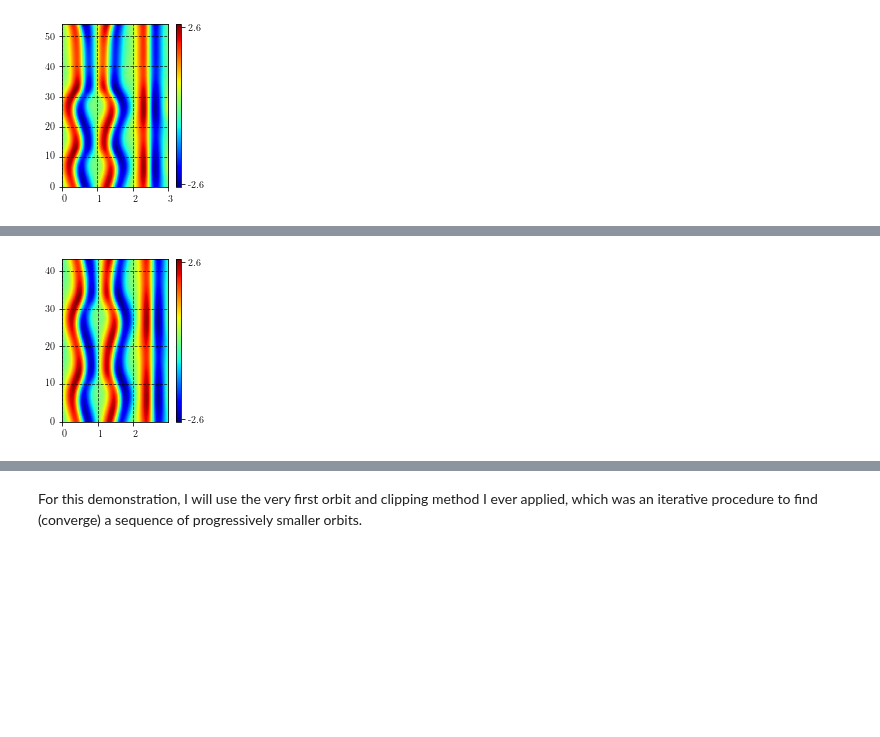
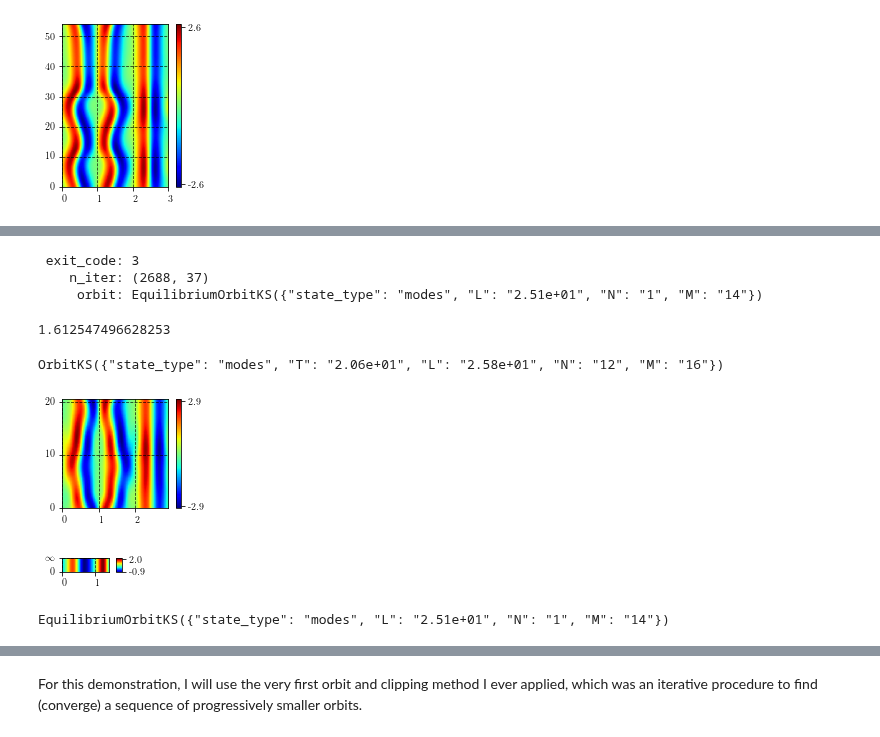
Before and after one commit to chaotic-systems/orbithunter, a Jupyter notebook: notebooks/clipping_demo.ipynb, the cells around one changed output, grey strips where cells are left out. Cells and saved outputs as stored; diff of their text form; code cells hidden in the pictures; blank space fills up the shorter version.

```diff
--- a/notebooks/clipping_demo.ipynb
+++ b/notebooks/clipping_demo.ipynb
@@ -43,6 +34,0 @@ import time
-# %%
-t0 = time.time()
-converge_result = converge(clipped_orbit, method='gradient_descent', precision='machine', verbose=True)
-t2 = time.time()
-print('per iter', ((t2-t0)/converge_result.n_iter)/np.product(clipped_orbit.field_shape))
-converged_clipping = converge_result.orbit
@@ -91,0 +35,6 @@ converge_result.n_iter / (t2-t0)
+# %%
+cresult = []
+orbittols = [10**-i for i in range(8)]
+for otol in orbittols:
+    converge_result = converge(clipped_orbit, orbit_tol=otol, verbose=True)
+    cresult.append(converge_result)
@@ -91,0 +59,4 @@ converge_result.n_iter / (t2-t0)
+# %%
+cresult[0].orbit.plot(padding=False)
+
+small_orbit = discretization_continuation(cresult[-1].orbit, (12, 16), verbose=True, save=True, directory='../data/continuation/clipping_minimal')
@@ -91,0 +82,2 @@ converge_result.n_iter / (t2-t0)
+# %%
+smallest_clipping_orbit = small_orbit.orbit
@@ -92,4 +98,26 @@ converge_result.n_iter / (t2-t0)
+# %%
+small_orbit_result
+# %% [output]
+ exit_code: 3
+    n_iter: (2688, 37)
+     orbit: EquilibriumOrbitKS({"state_type": "modes", "L": "2.51e+01", "N": "1", "M": "14"})
+# %%
+small_orbit.orbit.dt().norm()
+# %% [output]
+1.612547496628253
+# %%
+smallest_clipping_orbit
+# %% [output]
+OrbitKS({"state_type": "modes", "T": "2.06e+01", "L": "2.58e+01", "N": "12", "M": "16"})
 # %%
-converged_clipping.plot()
+smallest_clipping_orbit.plot()
 # %% [output]
-[figure, old version]
+[figure, new version]
+# %%
+small_orbit_result.orbit.plot()
+# %% [output]
+[figure, added]
+# %%
+small_orbit_result.orbit
+# %% [output]
+EquilibriumOrbitKS({"state_type": "modes", "L": "2.51e+01", "N": "1", "M": "14"})
```
Also changed, not shown: parts of 40 cells of this notebook, 34 other files.
